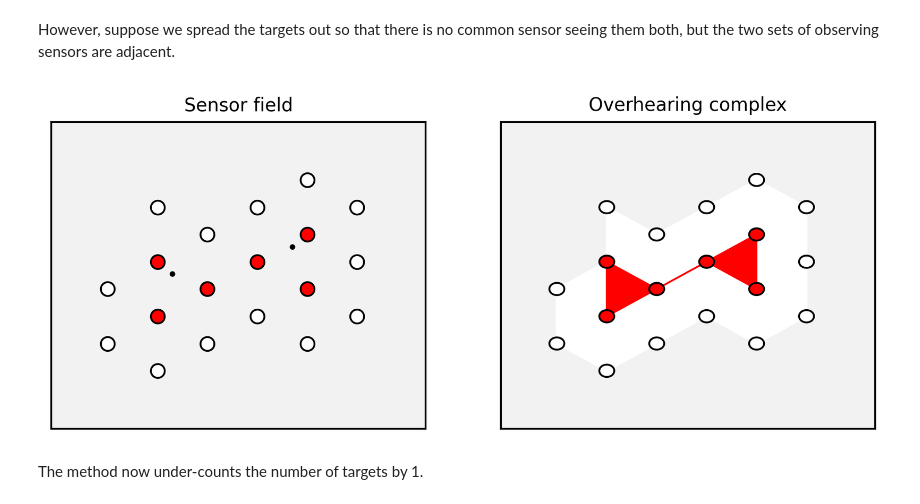
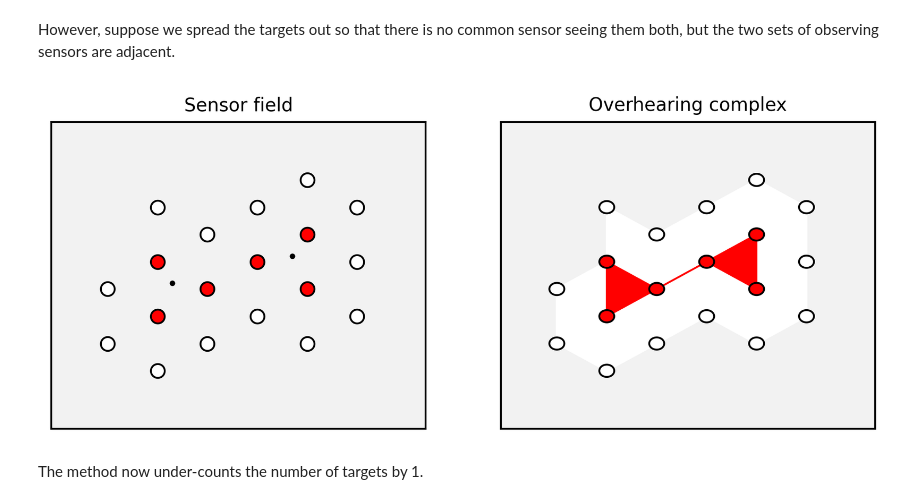
Before and after one commit to simoninireland/sensor-playground, a Jupyter notebook: euler.ipynb, the cells around one changed output. Saved outputs shown, nothing was run; the diff lists cells and outputs as text; code cells hidden in the pictures.

```diff
--- a/euler.ipynb
+++ b/euler.ipynb
@@ -285,7 +368,7 @@ makeObservations(latticeSensors, [t1, t3], goodCount2)
 col = {}
 palette = ['w', 'r', 'b']
 for s in latticeSensors:
-    col[s.id()] = palette[goodCount2[s.id()]['count']]
+    col[s.id()] = palette[correctCountWideMetric[s.id()]]
 # %%
 fig, axs = plt.subplots(nrows=1, ncols=2, figsize=(8, 3))
 
@@ -314,33 +396,35 @@ Counting 2 targets
 # %% [markdown]
 However, suppose we spread the targets out so that there is no common sensor seeing them both, but the two sets of observing sensors are adjacent.
 # %%
-t4 = offset(pos, 20, (-0.04, -0.04))
+t4 = offset(pos, 20, (-0.04, -0.07))
 # %%
-badCount1 = deepcopy(lattice)
-makeObservations(latticeSensors, [t1, t4], badCount1)
+incorrectCount = deepcopy(latticeSensors)
+incorrectCountEstimator = EulerEstimator(incorrectCount)
+incorrectCountMetric = incorrectCountEstimator.metric()
+incorrectCountTargets = incorrectCountEstimator.estimateFromTargets([t1, t4])
 # %%
 col = {}
 palette = ['w', 'r', 'b']
 for s in latticeSensors:
-    col[s.id()] = palette[badCount1[s.id()]['count']]
+    col[s.id()] = palette[incorrectCountMetric[s.id()]]
 # %%
 fig, axs = plt.subplots(nrows=1, ncols=2, figsize=(8, 3))
 
 # draw the sensor field
-drawField(latticeSensors, ts=[t1, t4], ax=axs[0],
+drawField(incorrectCount, ts=[t1, t4], ax=axs[0],
           showSensorLabels=False, showSensorFields=False,
           showSensors=True, sensorColour='k', sensorSize=15, sensorFilled=True, sensorFillColour=col,
           showTargets=True, targetMarker='o', targetColour='k')
 axs[0].set_title('Sensor field')
 
 # draw the overhearing complex
-drawComplex(badCount1, pos, ax=axs[1],
-            simplexColour=lambda c, s, k: palette[badCount1[s]['count']])
+drawComplex(incorrectCountEstimator.overhearing(), pos, ax=axs[1],
+            simplexColour=lambda c, s, k: palette[incorrectCountMetric[s]])
 axs[1].set_title('Overhearing complex')
 
 plt.show()
 # %% [output]
-[figure, old version]
+[figure, new version]
 # %% [markdown]
 The method now under-counts the number of targets by 1.
 # %%
```
Also changed, not shown: parts of 38 cells of this notebook, 2 other files.
